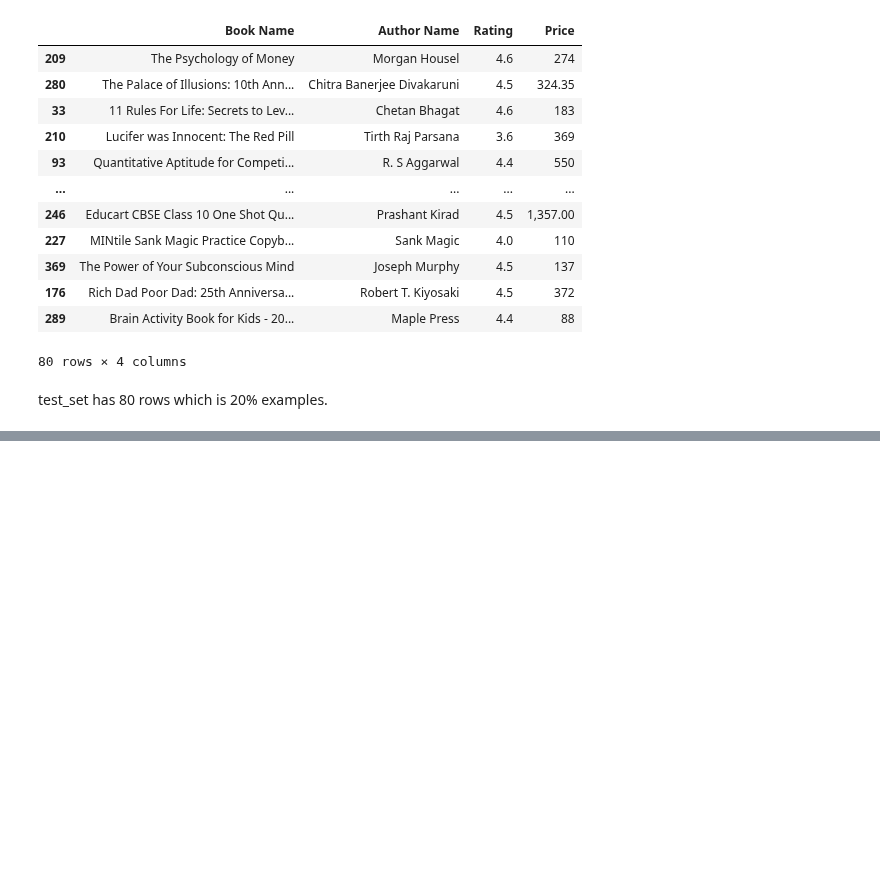
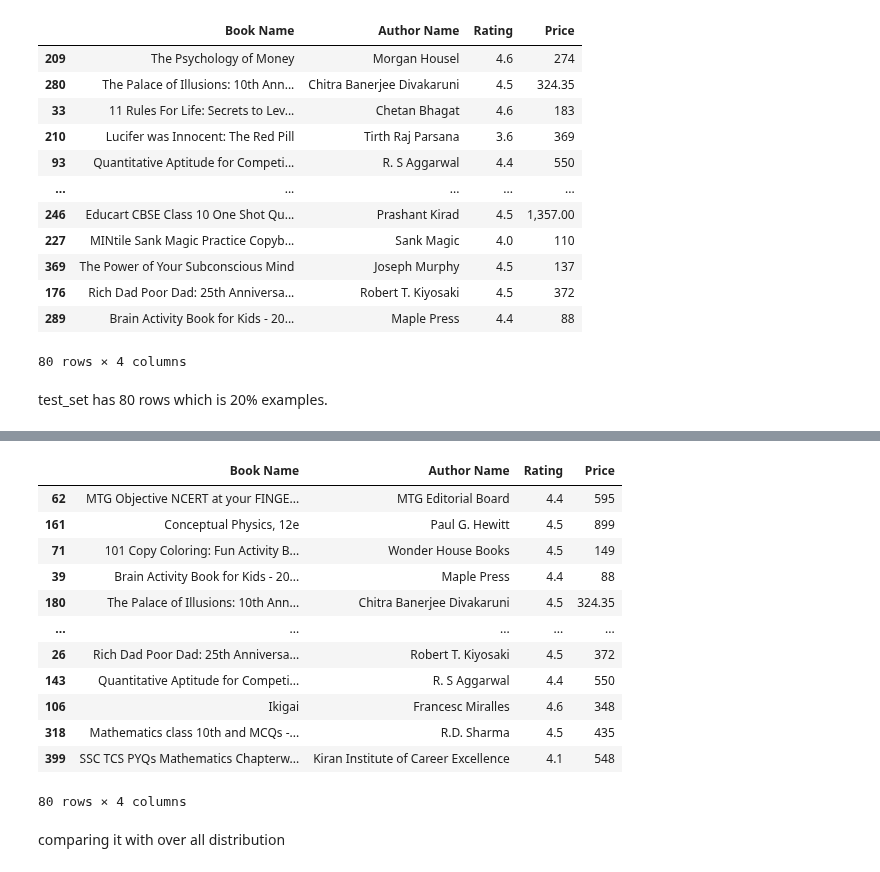
Before and after one commit to ayushi-006/Machine-Learning, a Jupyter notebook: Amazon_dataset.ipynb, the cells around one changed output, grey strips where cells are left out. Saved outputs shown, nothing was run; the diff lists cells and outputs as text; code cells hidden in the pictures; blank space fills up the shorter version.

```diff
--- a/Amazon_dataset.ipynb
+++ b/Amazon_dataset.ipynb
@@ -127,0 +159,18 @@ may not be  uniform in random sampling hence it would affect the test dataset  b
+# %%
+strat_test_set
+# %% [output]
+|  | Book Name | Author Name | Rating | Price |
+| 62 | MTG Objective NCERT at your FINGE... | MTG Editorial Board | 4.4 | 595 |
+| 161 | Conceptual Physics, 12e | Paul G. Hewitt | 4.5 | 899 |
+| 71 | 101 Copy Coloring: Fun Activity B... | Wonder House Books | 4.5 | 149 |
+| 39 | Brain Activity Book for Kids - 20... | Maple Press | 4.4 | 88 |
+| 180 | The Palace of Illusions: 10th Ann... | Chitra Banerjee Divakaruni | 4.5 | 324.35 |
+| ... | ... | ... | ... | ... |
+| 26 | Rich Dad Poor Dad: 25th Anniversa... | Robert T. Kiyosaki | 4.5 | 372 |
+| 143 | Quantitative Aptitude for Competi... | R. S Aggarwal | 4.4 | 550 |
+| 106 | Ikigai | Francesc Miralles | 4.6 | 348 |
+| 318 | Mathematics class 10th and MCQs -... | R.D. Sharma | 4.5 | 435 |
+| 399 | SSC TCS PYQs Mathematics Chapterw... | Kiran Institute of Career Excellence | 4.1 | 548 |
+80 rows × 4 columns
+# %% [markdown]
+comparing it with over all distribution
```
Also changed, not shown: parts of 4 cells of this notebook.
